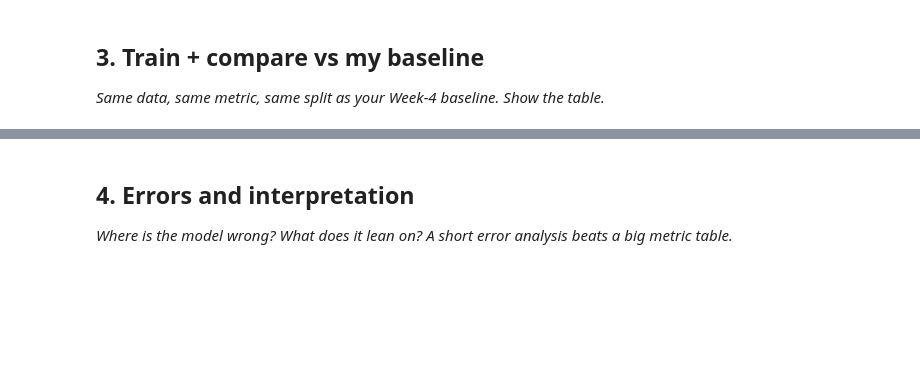
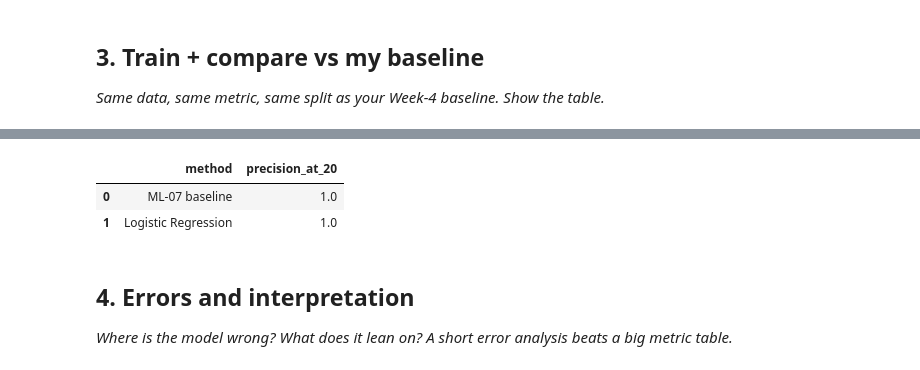
Before and after one commit to Pallavibt/flyrank-ml-internship, a Jupyter notebook: work/notebooks/w05_model.ipynb, the cells around one changed output, grey strips where cells are left out. Drawn from its saved outputs; the diff is of its cells as text; code cells hidden in the pictures; blank space fills up the shorter version.

```diff
--- a/work/notebooks/w05_model.ipynb
+++ b/work/notebooks/w05_model.ipynb
@@ -30,3 +303,58 @@ This skeleton is yours to fill. Work the sections **in order** — each one has
+# %%
+
+# Compare both rankings on the same held-out test records
+test_df = df.iloc[test_idx].copy()
+test_df["target_declining"] = y_test.to_numpy()
+
+# Match the ML-07 rule-based baseline
+test_df["avg_position_clean"] = test_df["avg_position"].replace(0, np.nan)
+
+prev = test_df["impressions_prev_30d"]
+last = test_df["impressions_last_30d"]
+
+change_pct = ((last - prev) / prev.replace(0, np.nan)) * 100
+
+test_df["baseline_score"] = (
+    (test_df["impressions_90d"] > 0).astype(int)
+    + 2 * (test_df["content_age_days"] >= 180).astype(int)
+    + 2 * (test_df["days_since_last_update"] >= 180).astype(int)
+    + (last > 0).astype(int)
+    + 2 * test_df["avg_position_clean"].between(5, 30).astype(int)
+    + 2 * ((prev >= 100) & (change_pct <= -20)).astype(int)
+    + ((last >= 100) & test_df["ctr"].notna()
+       & (test_df["ctr"] <= 1)).astype(int)
+)
+
+test_df["model_probability"] = model.predict_proba(X_test)[:, 1]
+
+k = 20
+
+baseline_top = test_df.sort_values(
+    ["baseline_score", "impressions_90d", "content_id"],
+    ascending=[False, False, True]
+).head(k)
+
+model_top = test_df.sort_values(
+    ["model_probability", "content_id"],
+    ascending=[False, True]
+).head(k)
+
+comparison = pd.DataFrame([
+    {
+        "method": "ML-07 baseline",
+        "precision_at_20": baseline_top["target_declining"].mean()
+    },
+    {
+        "method": "Logistic Regression",
+        "precision_at_20": model_top["target_declining"].mean()
+    }
+])
+
+display(comparison.round(3))
+# %% [output]
+|  | method | precision_at_20 |
+| 0 | ML-07 baseline | 1.0 |
+| 1 | Logistic Regression | 1.0 |
 # %% [markdown]
 ## 4. Errors and interpretation
 
```
Also changed, not shown: parts of 19 cells of this notebook.
